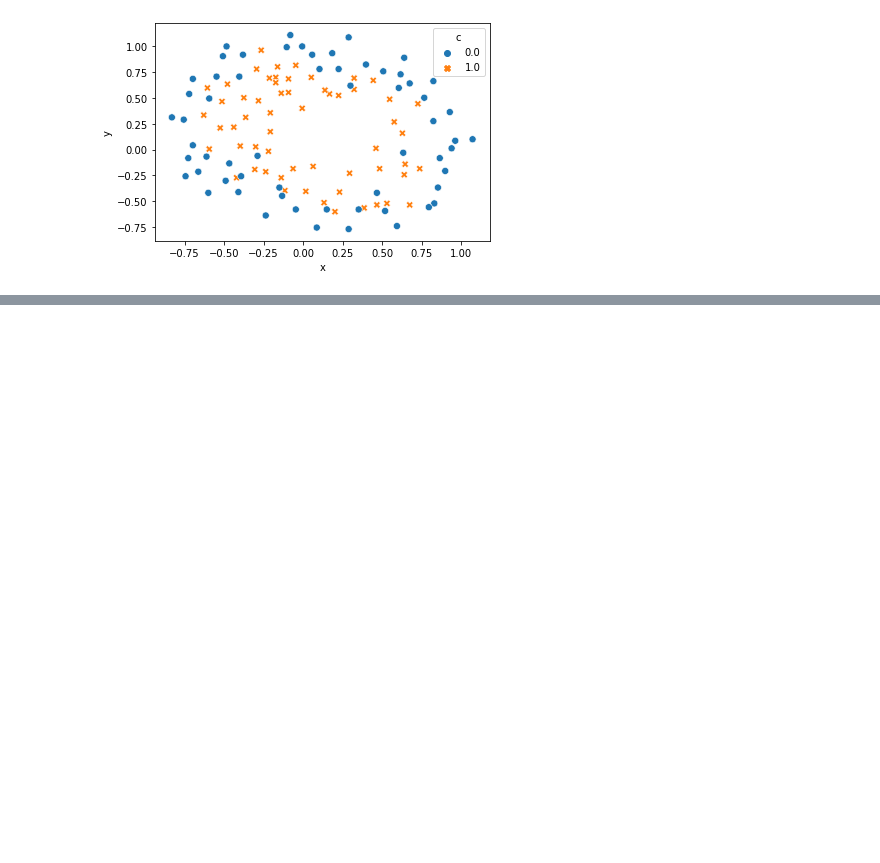
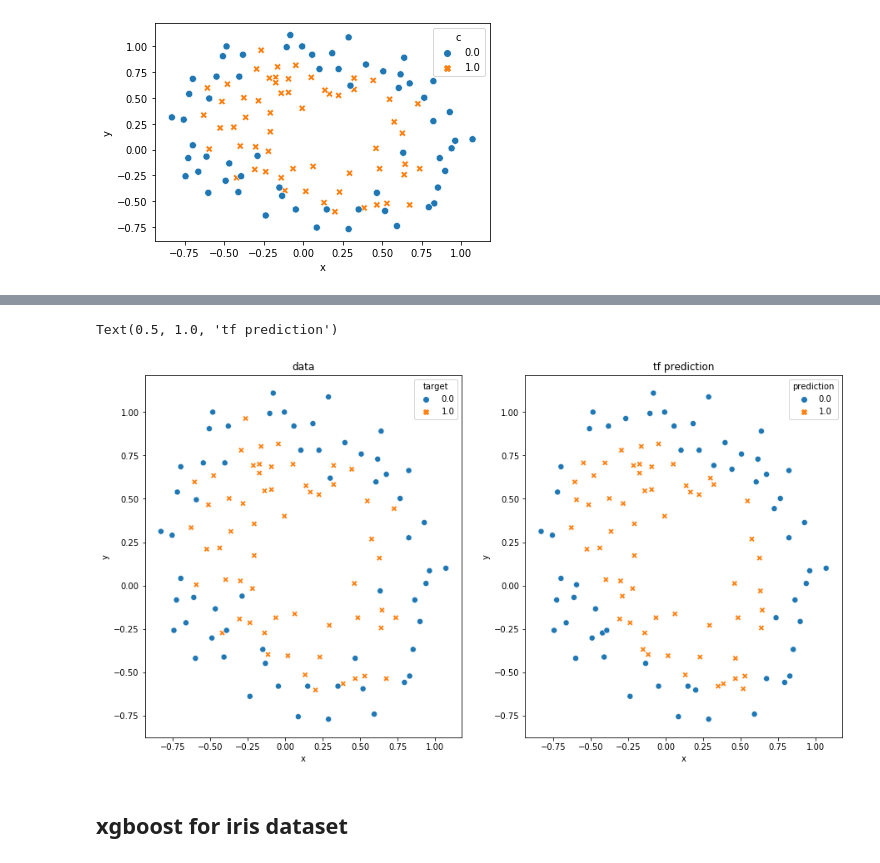
Before and after one commit to hccho2/hccho2FirstGitProject, a Jupyter notebook: pandas_basic_iris.ipynb, the cells around one changed output, grey strips where cells are left out. Cells and saved outputs as stored; diff of their text form; code cells hidden in the pictures; blank space fills up the shorter version.

```diff
--- a/pandas_basic_iris.ipynb
+++ b/pandas_basic_iris.ipynb
@@ -470,0 +541,33 @@ sns.scatterplot(x='x',
+# %%
+df1=pd.DataFrame(data=mydata,columns=['x','y','target'])
+
+prediction = (model.predict(A) > 0.5).astype(np.int)
+  # np.concatenate([A,prediction],axis=-1)
+df2=pd.DataFrame(data=np.c_[A,prediction],columns=['x','y','prediction'])
+# pandas dataframe을 넘겨주어면 좋다.
+
+
+plt.figure(figsize=(15,8))
+plt.subplot(1,2,1)
+sns.scatterplot(x='x',
+                y='y',
+                hue='target', # different colors by group
+                style='target', # different shapes by group
+                s=50, # marker size
+                data=df1)
+plt.title('data')
+
+
+plt.subplot(1,2,2)
+sns.scatterplot(x='x',
+                y='y',
+                hue='prediction', # different colors by group
+                style='prediction', # different shapes by group
+                s=50, # marker size
+                data=df2)
+plt.title('tf prediction')
+# %% [output]
+Text(0.5, 1.0, 'tf prediction')
+[figure, added]
+# %% [markdown]
+## xgboost for iris dataset
```
Also changed, not shown: parts of 30 cells of this notebook.
